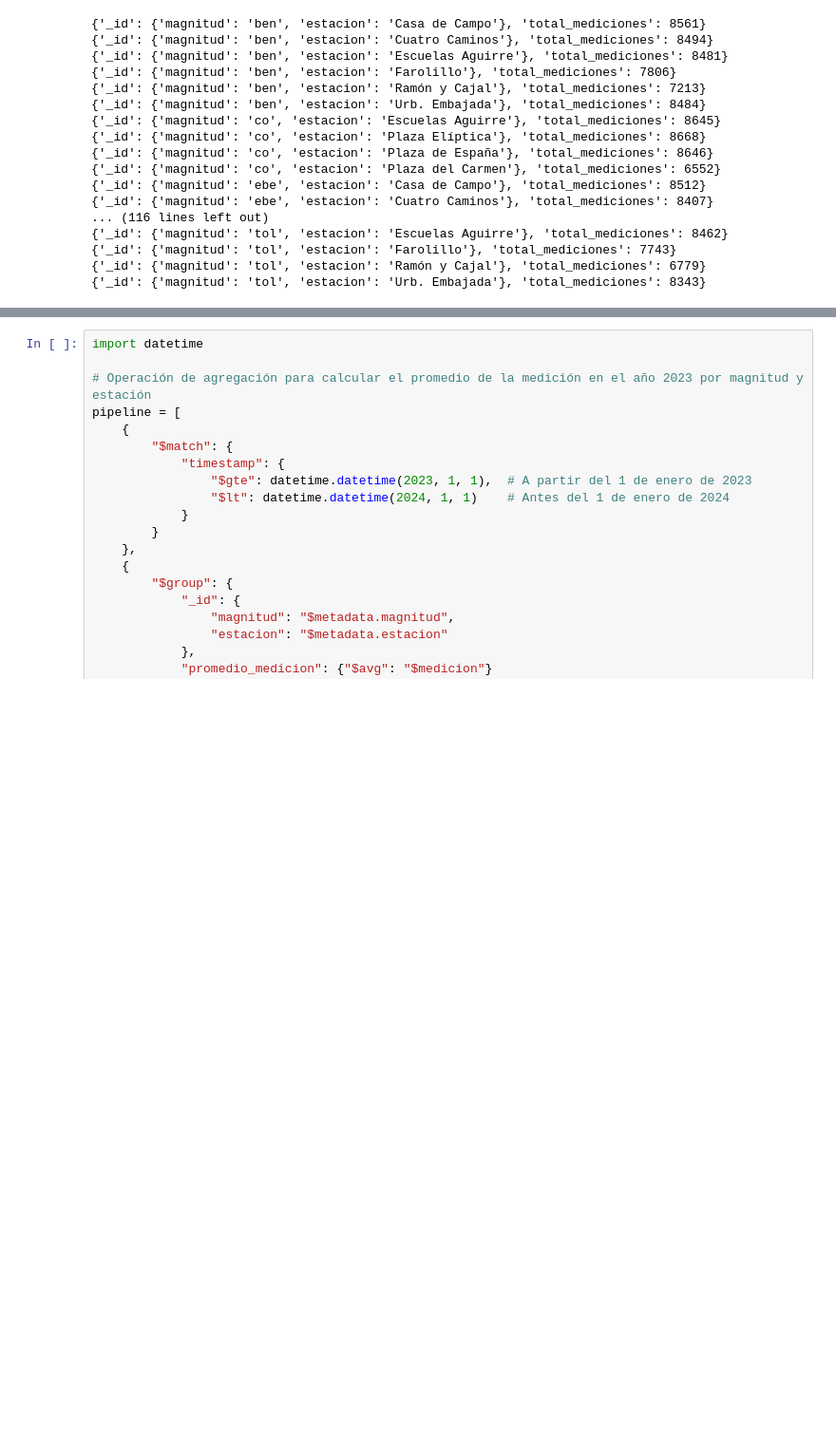
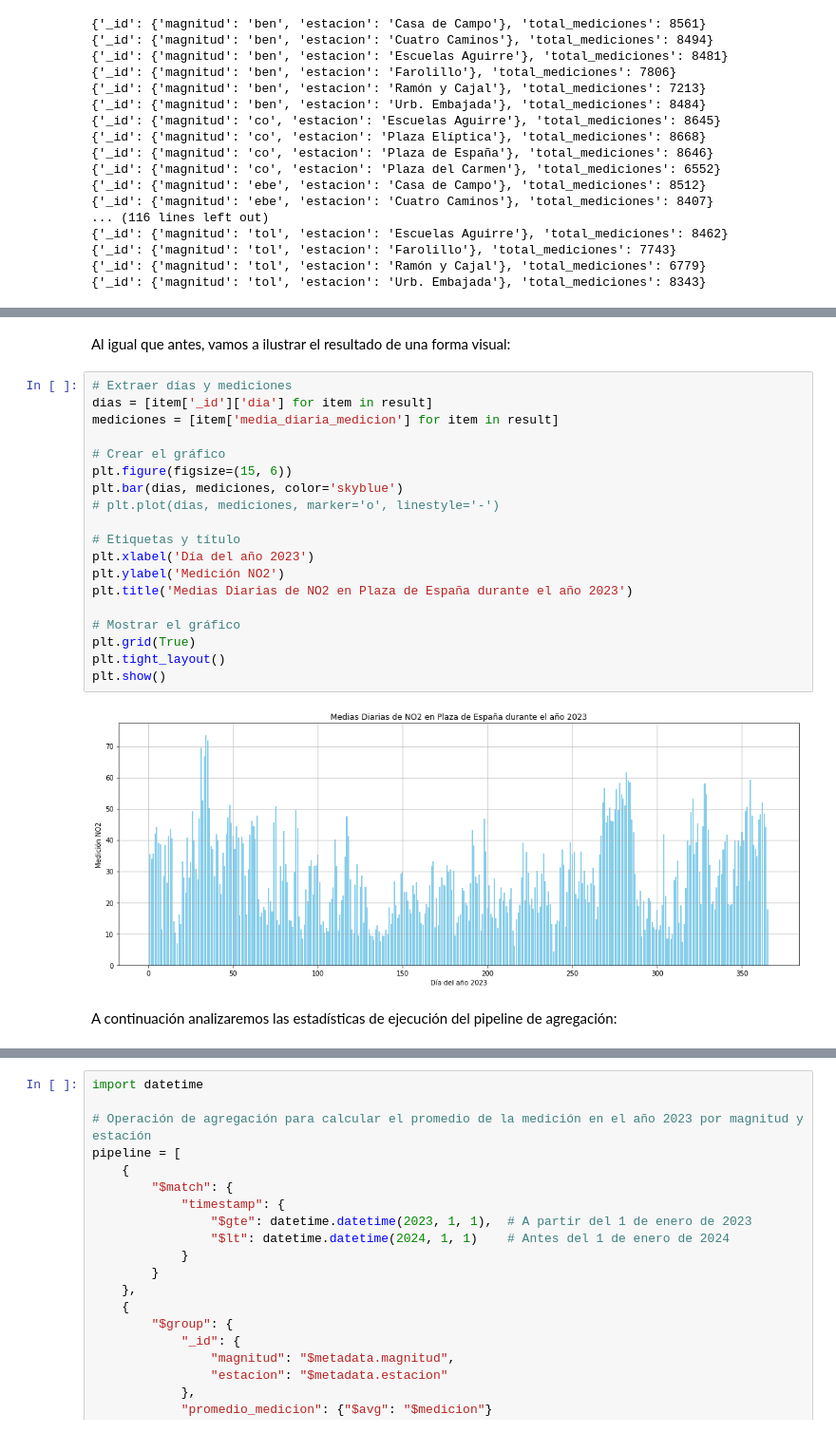
Before and after one commit to Ubikitina/datahack-mongodb, a Jupyter notebook: Practica-timeseries.ipynb, the cells around one changed output, grey strips where cells are left out. Shown at 95% size. Saved outputs shown, nothing was run; the diff lists cells and outputs as text; blank space fills up the shorter version.

```diff
--- a/Practica-timeseries.ipynb
+++ b/Practica-timeseries.ipynb
@@ -668,0 +853,26 @@ Comenzamos realizando el promedio anual de cada uno de los contaminantes en cada
+# %% [markdown]
+Al igual que antes, vamos a ilustrar el resultado de una forma visual:
+# %%
+# Extraer días y mediciones
+dias = [item['_id']['dia'] for item in result]
+mediciones = [item['media_diaria_medicion'] for item in result]
+
+# Crear el gráfico
+plt.figure(figsize=(15, 6))
+plt.bar(dias, mediciones, color='skyblue')
+# plt.plot(dias, mediciones, marker='o', linestyle='-')
+
+# Etiquetas y título
+plt.xlabel('Día del año 2023')
+plt.ylabel('Medición NO2')
+plt.title('Medias Diarias de NO2 en Plaza de España durante el año 2023')
+
+# Mostrar el gráfico
+plt.grid(True)
+plt.tight_layout()
+plt.show()
+# %% [output]
+[figure, added]
+# %% [markdown]
+
+A continuación analizaremos las estadísticas de ejecución del pipeline de agregación:
```
Also changed, not shown: parts of 55 cells of this notebook.
